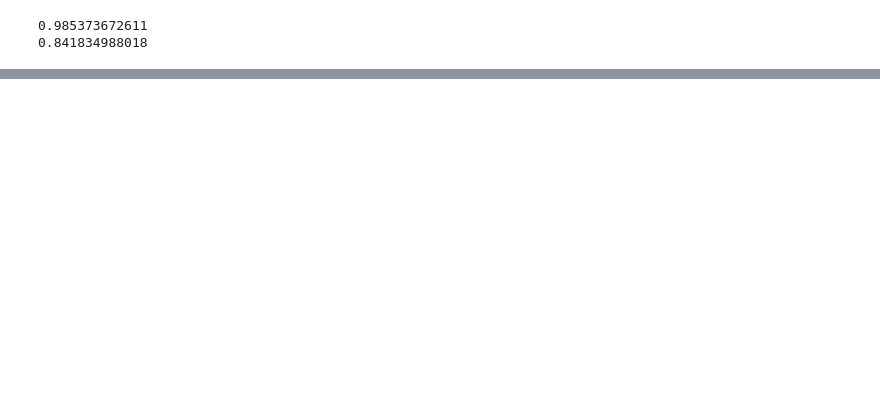
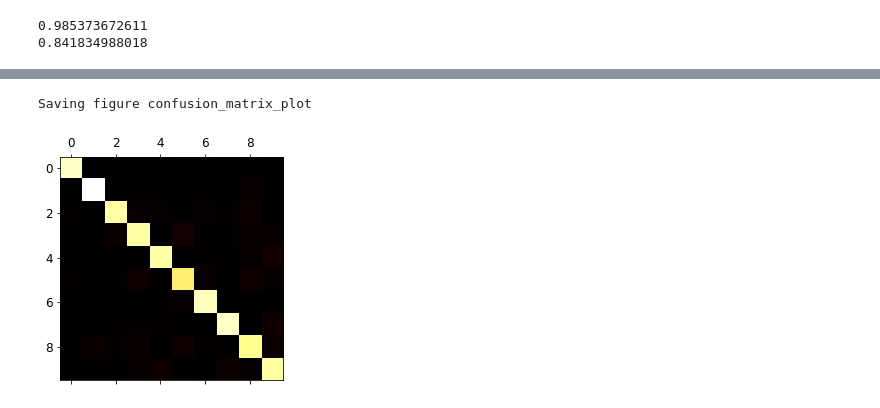
Before and after one commit to vinay-004/MachineLearning, a Jupyter notebook: MNIST/MNIST Classification.ipynb, the cells around one changed output, grey strips where cells are left out. Cells and saved outputs as stored; diff of their text form; code cells hidden in the pictures; blank space fills up the shorter version.

Commit message:
Multiclass Classifier Added

```diff
--- a/MNIST/MNIST Classification.ipynb
+++ b/MNIST/MNIST Classification.ipynb
@@ -276,0 +282,9 @@ print(recall_score(y_train_4, y_train_pred_forest))
+# %%
+# there are 2 strategies for classifications
+# OvA one-versus-all
+# OvO one-versus-one
+
+## ------------------------- Applying SGDclassifier for multiclass classification ----------------------------------##
+
+sgd_clf.fit(X_train,y_train)
+sgd_clf.predict([randDigit])
@@ -276,0 +306,10 @@ print(recall_score(y_train_4, y_train_pred_forest))
+# %%
+## Since OvA is used, to force OvO
+## 45 binary classifiers will be made
+## 10C2 := 10*9/2
+
+from sklearn.multiclass import OneVsOneClassifier
+ovo_clf = OneVsOneClassifier(SGDClassifier(random_state=42))
+ovo_clf.fit(X_train,y_train)
+print(ovo_clf.predict([randDigit]))
+print(len(ovo_clf.estimators_))
@@ -276,0 +323,8 @@ print(recall_score(y_train_4, y_train_pred_forest))
+# %%
+### Standard Scaling on Inputs
+## newValue = (input - mean(x)) / stdDeviation(x)
+
+from sklearn.preprocessing import StandardScaler
+scaler = StandardScaler()
+X_train_scaled = scaler.fit_transform(X_train.astype(np.float64))
+cross_val_score(sgd_clf,X_train_scaled,y_train,cv=4,scoring='accuracy')
@@ -276,0 +338,6 @@ print(recall_score(y_train_4, y_train_pred_forest))
+# %%
+### Confusion Matrix
+
+y_train_pred = cross_val_predict(sgd_clf,X_train_scaled,y_train,cv=4)
+confMatrix = confusion_matrix(y_train,y_train_pred)
+confMatrix
@@ -276,0 +355,7 @@ print(recall_score(y_train_4, y_train_pred_forest))
+# %%
+plt.matshow(confMatrix, cmap=plt.cm.afmhot)
+save_fig("confusion_matrix_plot", tight_layout=False)
+plt.show()
+# %% [output]
+Saving figure confusion_matrix_plot
+[figure, added]
```
Also changed, not shown: parts of 15 cells of this notebook, 3 other files.
